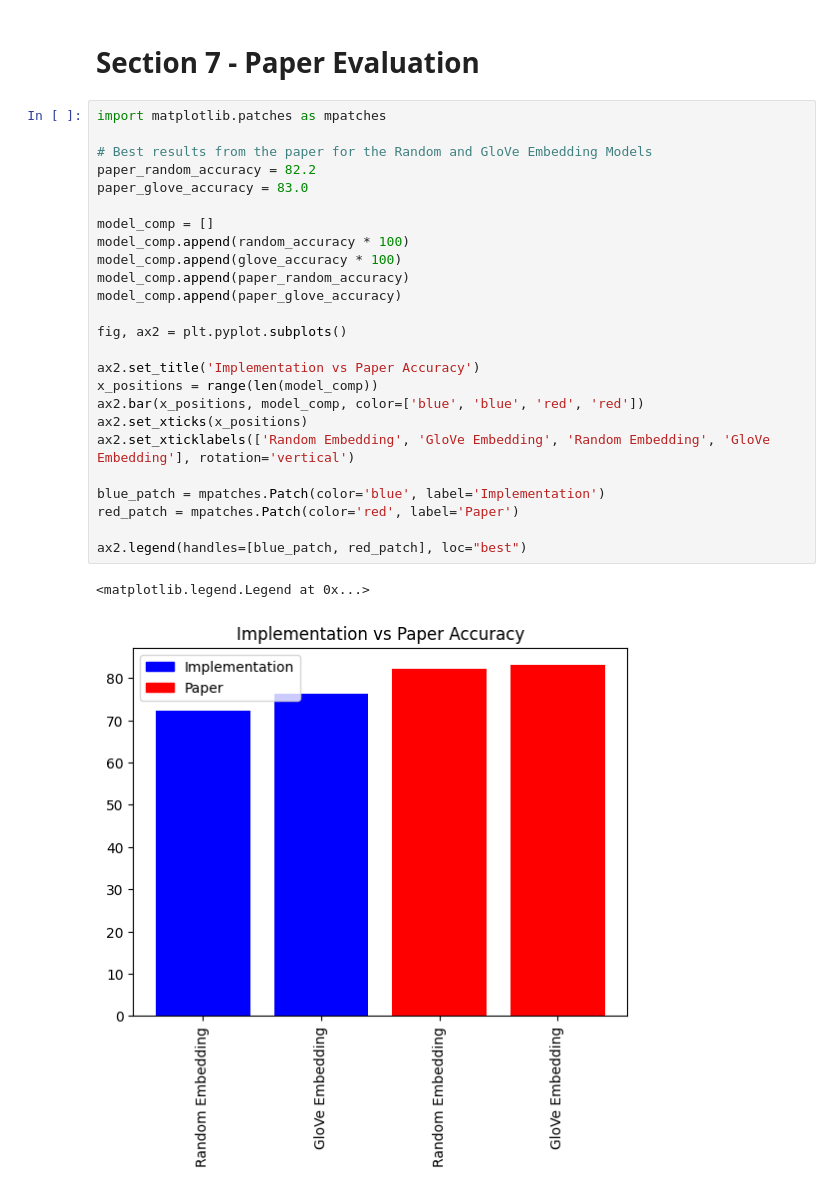
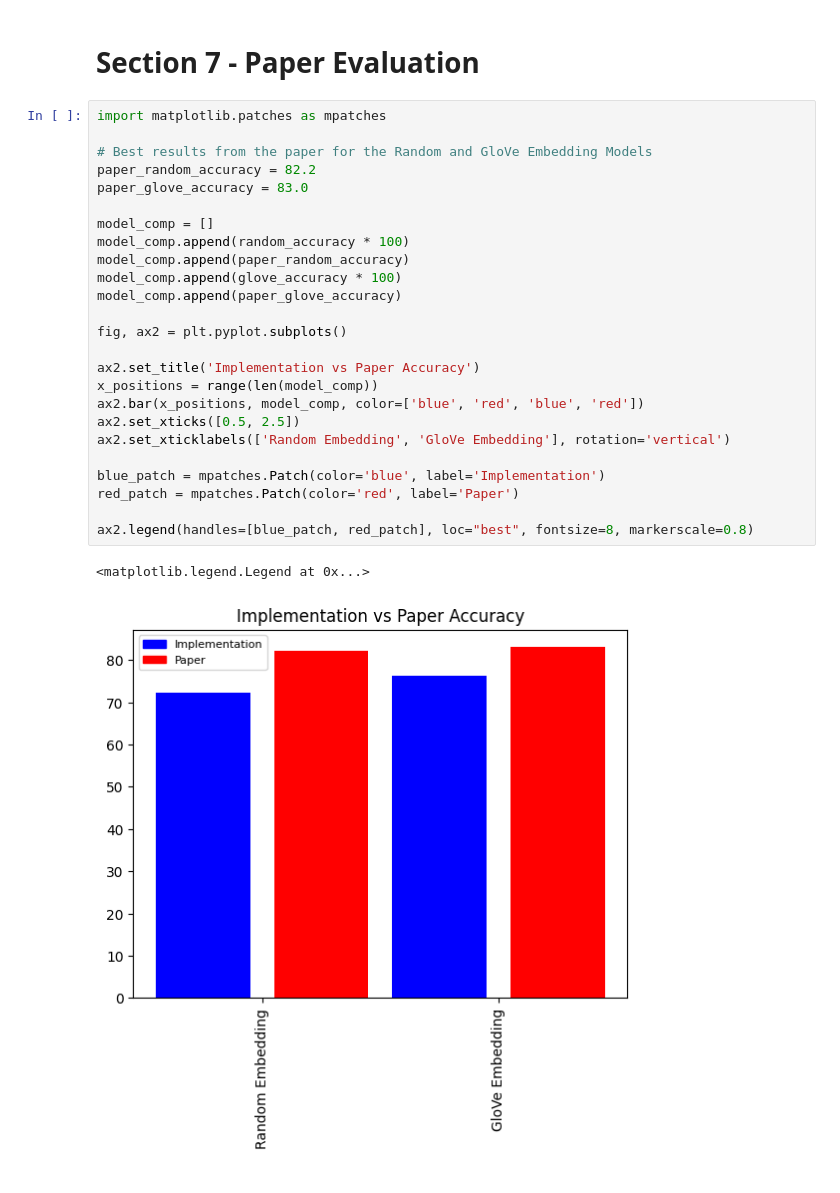
Before and after one commit to DeanFord7/CMM307-AdvancedArtificialIntelligence, a Jupyter notebook: DeanFord1702994-CMM307Coursework.ipynb, the cells around one changed output. Cells and saved outputs as stored; diff of their text form.

```diff
--- a/DeanFord1702994-CMM307Coursework.ipynb
+++ b/DeanFord1702994-CMM307Coursework.ipynb
@@ -605,28 +601,28 @@ GloVe Embedding Model Accuracy: 0.7615384459495544
 # %%
 import matplotlib.patches as mpatches
 
 # Best results from the paper for the Random and GloVe Embedding Models
 paper_random_accuracy = 82.2
 paper_glove_accuracy = 83.0
 
 model_comp = []
 model_comp.append(random_accuracy * 100)
+model_comp.append(paper_random_accuracy)
 model_comp.append(glove_accuracy * 100)
-model_comp.append(paper_random_accuracy)
 model_comp.append(paper_glove_accuracy)
 
 fig, ax2 = plt.pyplot.subplots()
 
 ax2.set_title('Implementation vs Paper Accuracy')
 x_positions = range(len(model_comp))
-ax2.bar(x_positions, model_comp, color=['blue', 'blue', 'red', 'red'])
-ax2.set_xticks(x_positions)
-ax2.set_xticklabels(['Random Embedding', 'GloVe Embedding', 'Random Embedding', 'GloVe Embedding'], rotation='vertical')
+ax2.bar(x_positions, model_comp, color=['blue', 'red', 'blue', 'red'])
+ax2.set_xticks([0.5, 2.5])
+ax2.set_xticklabels(['Random Embedding', 'GloVe Embedding'], rotation='vertical')
 
 blue_patch = mpatches.Patch(color='blue', label='Implementation')
 red_patch = mpatches.Patch(color='red', label='Paper')
 
-ax2.legend(handles=[blue_patch, red_patch], loc="best")
+ax2.legend(handles=[blue_patch, red_patch], loc="best", fontsize=8, markerscale=0.8)
 # %% [output]
 <matplotlib.legend.Legend at 0x...>
-[figure, old version]
+[figure, new version]
```
Also changed, not shown: parts of 2 cells of this notebook.
